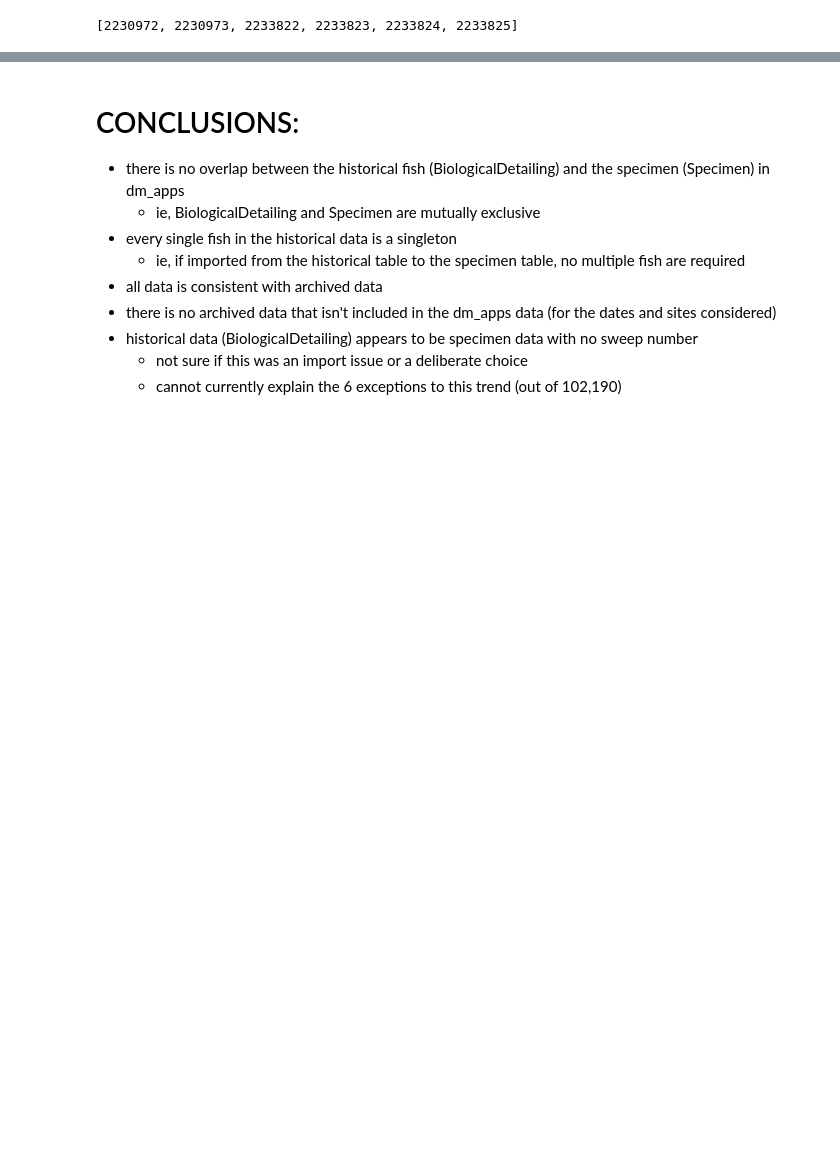
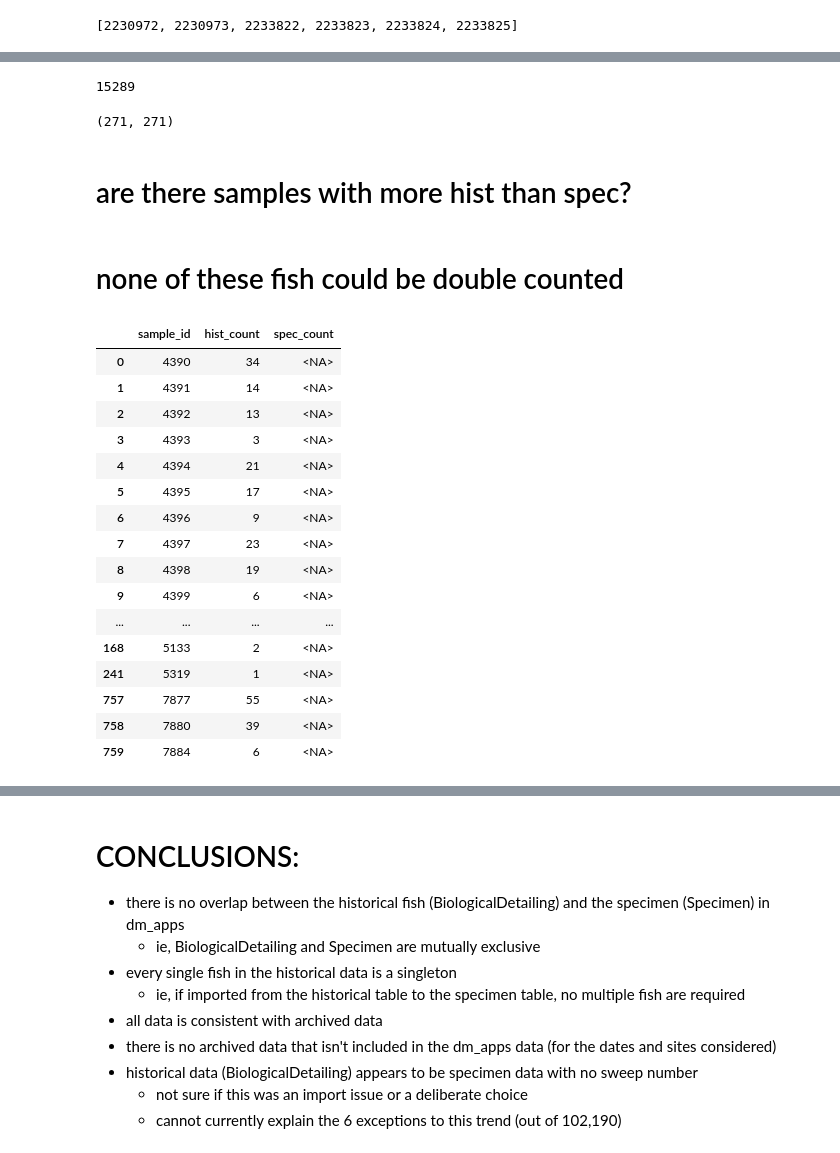
Before and after one commit to dfo-gulf-science/TrapNet-EDA, a Jupyter notebook: Trapnet Historical Data.ipynb, the cells around one changed output, grey strips where cells are left out. Drawn from its saved outputs; the diff is of its cells as text; code cells hidden in the pictures; blank space fills up the shorter version.

Commit message:
add section to look for potential double counted matches

```diff
--- a/Trapnet Historical Data.ipynb
+++ b/Trapnet Historical Data.ipynb
@@ -400,0 +470,42 @@ list(df_spec[df_spec.old_id.isin(df_arch[(df_arch.old_id.isin(df_spec.old_id.uni
+# %%
+# most of the matches are missing weight, so are just length
+null_weight_count
+# %% [output]
+15289
+# %%
+# only 271 strong matches
+len(strong_matches.values()), len(set(strong_matches.values()))
+# %% [output]
+(271, 271)
+# %% [markdown]
+# are there samples with more hist than spec?
+# %%
+type_counts = pd.merge(
+    df_hist.groupby('sample_id').count().reset_index()[['sample_id', 'id']].rename({'id':'hist_count'}, axis=1),
+    df_spec.groupby('sample_id').count().reset_index()[['sample_id', 'id']].rename({'id':'spec_count'}, axis=1),
+    on='sample_id',
+    how='left'
+)
+type_counts.spec_count = type_counts.spec_count.astype('Int64')
+# %% [markdown]
+# none of these fish could be double counted
+# %%
+type_counts[type_counts.spec_count.isna()]
+# %% [output]
+|  | sample_id | hist_count | spec_count |
+| 0 | 4390 | 34 | <NA> |
+| 1 | 4391 | 14 | <NA> |
+| 2 | 4392 | 13 | <NA> |
+| 3 | 4393 | 3 | <NA> |
+| 4 | 4394 | 21 | <NA> |
+| 5 | 4395 | 17 | <NA> |
+| 6 | 4396 | 9 | <NA> |
+| 7 | 4397 | 23 | <NA> |
+| 8 | 4398 | 19 | <NA> |
+| 9 | 4399 | 6 | <NA> |
+| ... | ... | ... | ... |
+| 168 | 5133 | 2 | <NA> |
+| 241 | 5319 | 1 | <NA> |
+| 757 | 7877 | 55 | <NA> |
+| 758 | 7880 | 39 | <NA> |
+| 759 | 7884 | 6 | <NA> |
```
Also changed, not shown: parts of 11 cells of this notebook.
